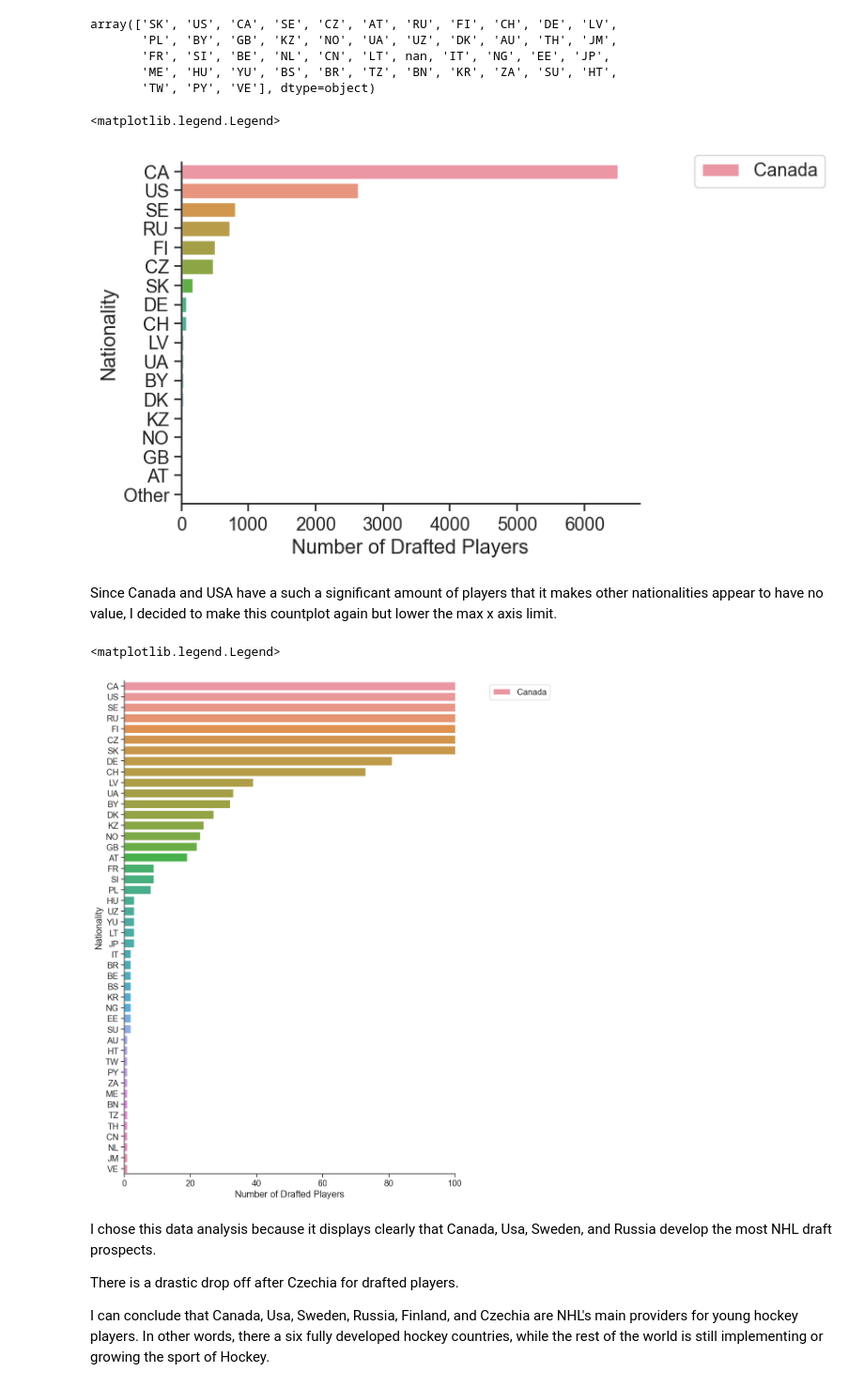
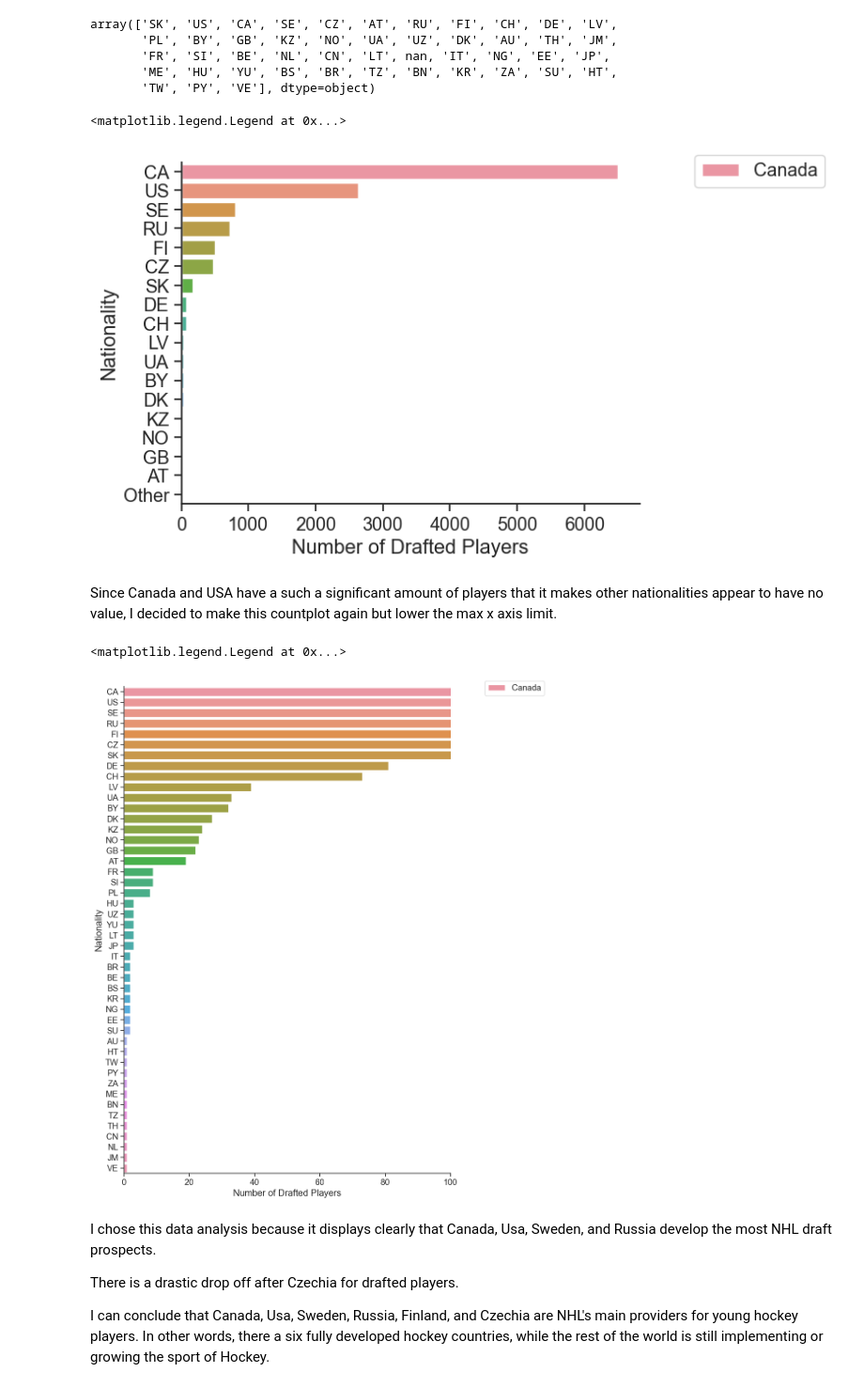
Before and after one commit to ubco-W2022T2-data301/project-group-group31, a Jupyter notebook: analysis/analysis2.ipynb, the cells around one changed output. Shown: that part at 94% size. Drawn from its saved outputs; the diff is of its cells as text; code cells hidden in the pictures.

```diff
--- a/analysis/analysis2.ipynb
+++ b/analysis/analysis2.ipynb
@@ -50,27 +51,29 @@ plt.rc("axes.spines", top=False, right=False)
 # %%
 sns.countplot(y='nationality', data = df, order=['CA', 'US', 'SE', 'RU', 'FI', 'CZ', 'SK', 'DE', 'CH', 'LV',
 'UA','BY','DK', 'KZ', 'NO', 'GB','AT','Other']).set(xlim=(0,None), ylabel="Nationality",xlabel="Number of Drafted Players")
-plt.legend(["Canada","USA","Sweden","Russia","Czechia","Slovakia","Denmark","Germany","Latvia",
+plt.legend(labels=["Canada","USA","Sweden","Russia","Czechia","Slovakia","Denmark","Germany","Latvia",
            "Ukraine","Belarus","Denmark","Kazakhstan","Norway","Great Britain","Austria", "Other"],
            loc='lower left', bbox_to_anchor=(1.1, 0.9))
 #Other = pd.DataFrame()
 #Other = df[df['nationality'] == ['PL', 'UZ', 'AU', 'TH', 'JM','FR', 'SI', 'BE', 'NL', 'CN', 'LT', 'IT', 'NG', 'EE', 'JP', 'ME', 'HU', 'YU', 'BS', 'BR', 'TZ', 'BN', 'KR', 'ZA', 'SU', 'HT', 'TW', 'PY', 'VE']]
 # %% [output]
-<matplotlib.legend.Legend>
+<matplotlib.legend.Legend at 0x...>
 [figure]
 # %% [markdown]
 Since Canada and USA have a such a significant amount of players that it makes other nationalities appear to have no value, I decided to make this countplot again but lower the max x axis limit.
 # %%
 plt.figure(figsize=(10,15))
+#y_pos = np.arange(len(countries.values()))
 sns.countplot(y='nationality', data = df, order=(df['nationality'].value_counts().index)).set(xlim=(0,100), ylabel="Nationality",xlabel="Number of Drafted Players")
+#plt.Axes.set_yticks(y_pos,labels=countries.values())
 plt.legend(["Canada","USA", "Sweden", "Russia", "Finland", "Czechia", "Switzerland","Germany", "Latvia", "Ukraine", "Belarus", "Denmark", "Kazakhstan", "Norway","Great Britain","Austria", "France",
            "Slovenia", "Poland", "Hungary", "Uzbekistan", "Yugoslavia", "Lithuania", "Japan", "Italy", "Brazil",
             "Belgium", "Bahamas", "South Korea", "Nigeria", "Estonia", "Soviet Union", "Australia", "Haiti",
            "Taiwan", "Paraguay", "South Africa", "Serbia", "Brunei", "Tanzania", "Thailand", "China", "Netherlands",
-           "Jamacia", "Venezuela"], loc='upper right', bbox_to_anchor=(1.3, 1))
+           "Jamacia", "Venezuela"], loc='upper right', bbox_to_anchor=(1.3, 1.02))
 # %% [output]
-<matplotlib.legend.Legend>
+<matplotlib.legend.Legend at 0x...>
-[figure, old version]
+[figure, new version]
 # %% [markdown]
 I chose this data analysis because it displays clearly that Canada, Usa, Sweden, and Russia develop the most NHL draft prospects.
 
```
Also changed, not shown: parts of 1 cell of this notebook.
